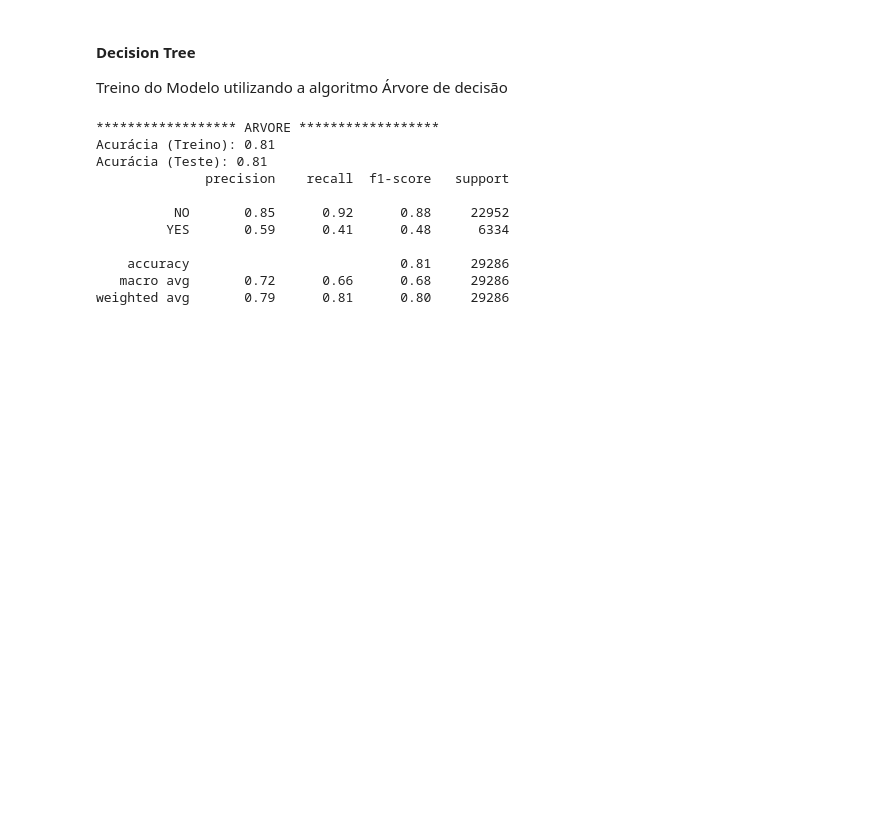
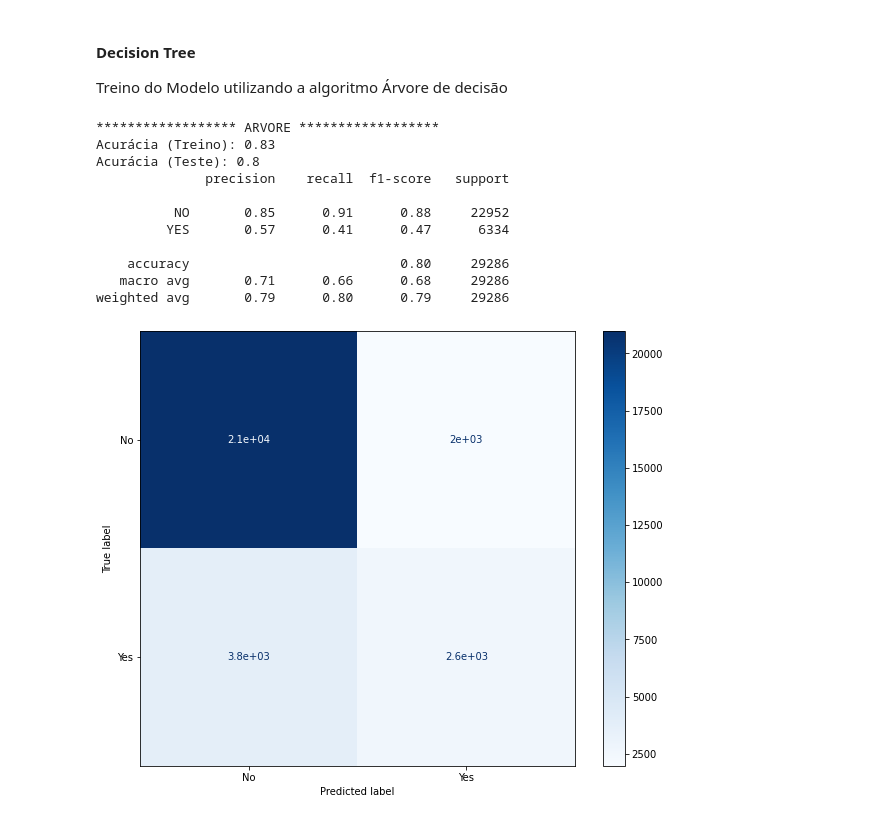
Before and after one commit to eberthfelipe/5---Desenvolvimento-de-Jogos-Mobile, a Jupyter notebook: Modulo_8/machine_learning_aplicado_I.ipynb, the cells around one changed output. Cells and saved outputs as stored; diff of their text form; code cells hidden in the pictures; blank space fills up the shorter version.

```diff
--- a/Modulo_8/machine_learning_aplicado_I.ipynb
+++ b/Modulo_8/machine_learning_aplicado_I.ipynb
@@ -432,19 +524,20 @@ Treino do Modelo utilizando a algoritmo Árvore de decisão
 # %%
 print('****************** ARVORE ******************')
 
-tree_model = create_tree_model(depth=5, X_tr=X_train, X_ts=X_test, y_tr=y_train, y_ts=y_test)
+tree_model = create_tree_model(depth=10, X_tr=X_train, X_ts=X_test, y_tr=y_train, y_ts=y_test)
 # %% [output]
 ****************** ARVORE ******************
-Acurácia (Treino): 0.81
-Acurácia (Teste): 0.81
+Acurácia (Treino): 0.83
+Acurácia (Teste): 0.8
               precision    recall  f1-score   support
 
-          NO       0.85      0.92      0.88     22952
-         YES       0.59      0.41      0.48      6334
+          NO       0.85      0.91      0.88     22952
+         YES       0.57      0.41      0.47      6334
 
-    accuracy                           0.81     29286
-   macro avg       0.72      0.66      0.68     29286
-weighted avg       0.79      0.81      0.80     29286
+    accuracy                           0.80     29286
+   macro avg       0.71      0.66      0.68     29286
+weighted avg       0.79      0.80      0.79     29286
+[figure, added]
 # %%
 # gera o df para submissão com base no template
 result_tree = get_dataframe_for_submission(tree_model)
```
Also changed, not shown: parts of 65 cells of this notebook.
